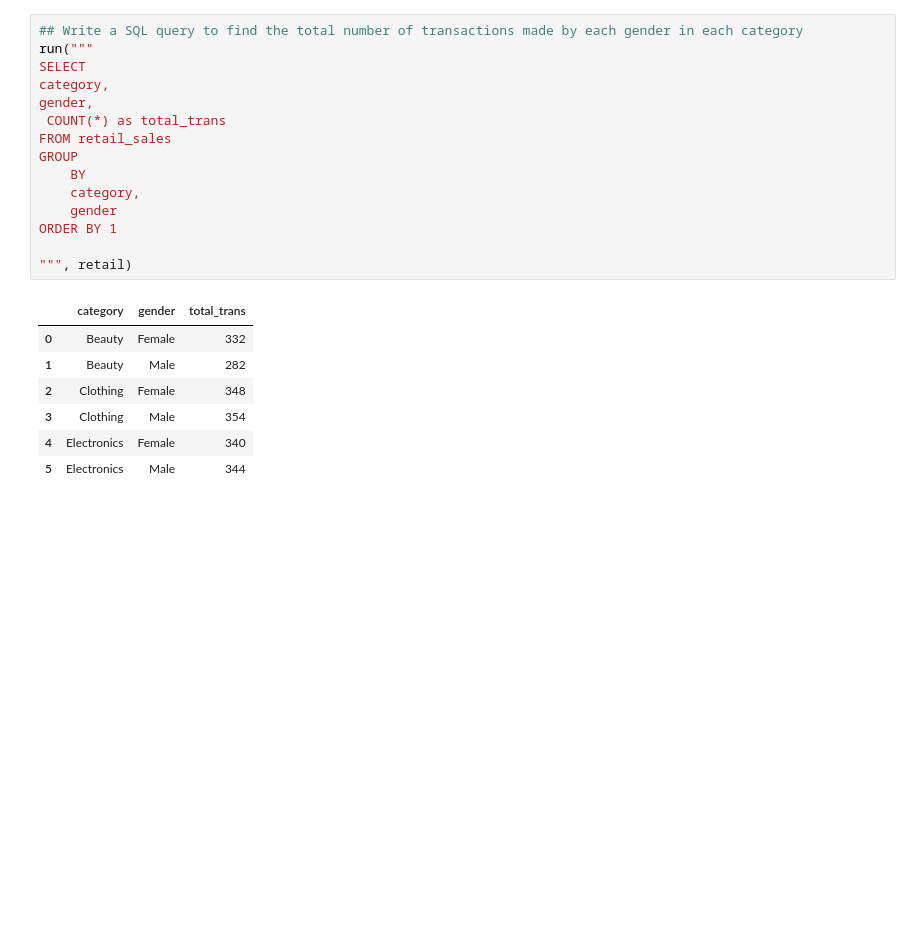
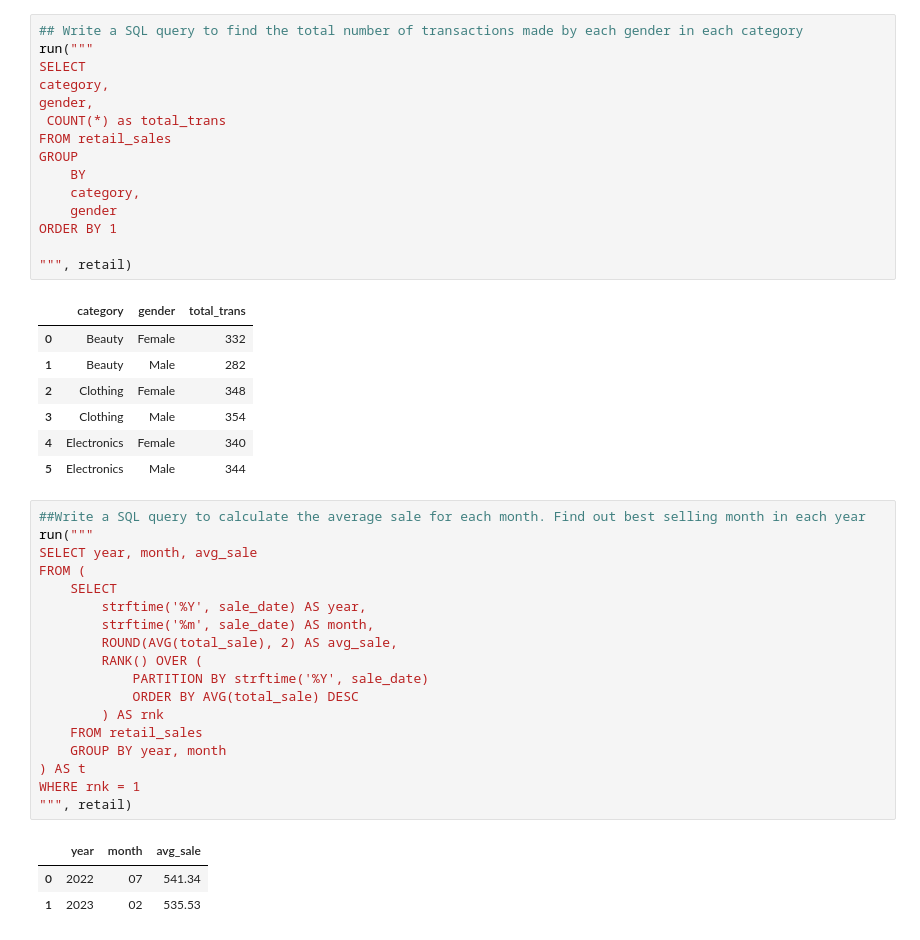
Before and after one commit to rakshamishra54/sql_analytics_notebooks, a Jupyter notebook: SQL_Data_Analysis.ipynb, the cells around one changed output. Cells and saved outputs as stored; diff of their text form; blank space fills up the shorter version.

```diff
--- a/SQL_Data_Analysis.ipynb
+++ b/SQL_Data_Analysis.ipynb
@@ -201,3 +201,25 @@ ORDER BY 1
 | 3 | Clothing | Male | 354 |
 | 4 | Electronics | Female | 340 |
 | 5 | Electronics | Male | 344 |
+# %%
+##Write a SQL query to calculate the average sale for each month. Find out best selling month in each year
+run("""
+SELECT year, month, avg_sale
+FROM (
+    SELECT
+        strftime('%Y', sale_date) AS year,
+        strftime('%m', sale_date) AS month,
+        ROUND(AVG(total_sale), 2) AS avg_sale,
+        RANK() OVER (
+            PARTITION BY strftime('%Y', sale_date)
+            ORDER BY AVG(total_sale) DESC
+        ) AS rnk
+    FROM retail_sales
+    GROUP BY year, month
+) AS t
+WHERE rnk = 1
+""", retail)
+# %% [output]
+|  | year | month | avg_sale |
+| 0 | 2022 | 07 | 541.34 |
+| 1 | 2023 | 02 | 535.53 |
```
